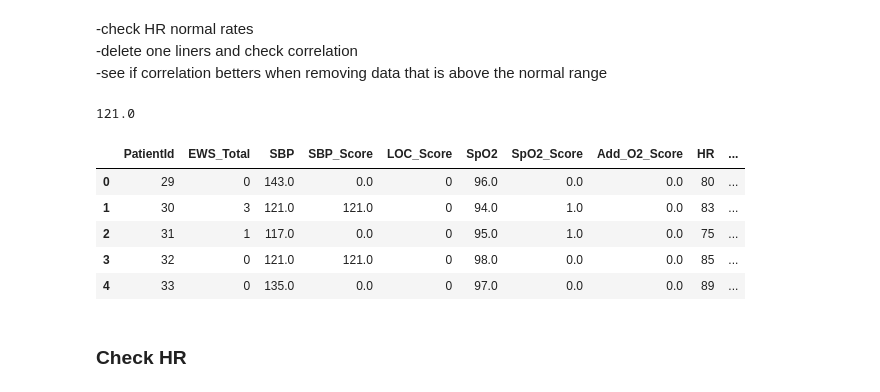
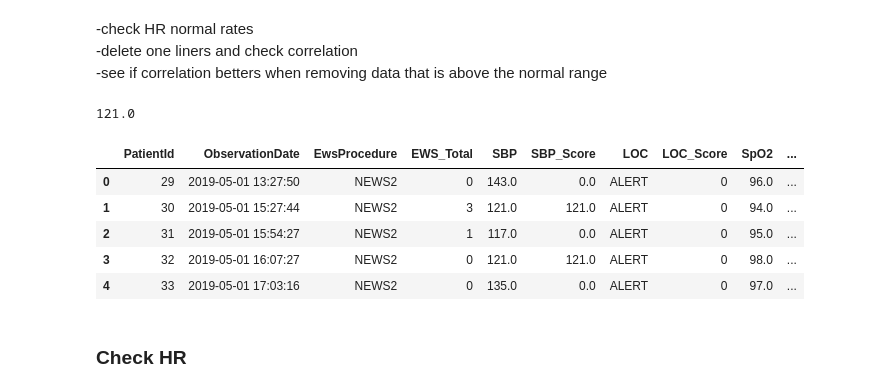
Before and after one commit to kustex/arinti_ews_usecase, a Jupyter notebook: arinti_EWS_notebook.ipynb, the cells around one changed output. Cells and saved outputs as stored; diff of their text form; code cells hidden in the pictures.

```diff
--- a/arinti_EWS_notebook.ipynb
+++ b/arinti_EWS_notebook.ipynb
@@ -14,5 +14,6 @@ import seaborn as sns
 import matplotlib.pyplot as plt
 df_original = pd.read_csv('20200124_ews_observations.csv', low_memory=False)
 df = pd.read_csv('20200124_ews_observations.csv', low_memory=False)
+df['ObservationDate'] = pd.to_datetime(df['ObservationDate'])
 df.dtypes
 # %% [output]
@@ -161,19 +181,19 @@ end_date: 2019-05-01 15:54:27.0000000
 # %%
 #check mean for SBP
 sbp = df['SBP'].dropna()
 mean_sbp = round(sbp.mean(),0)
 print(mean_sbp)
 
-df_cleaned = df.drop(['ObservationDate', 'EwsProcedure', 'Add_O2', 'LOC'], axis=1)
-df_cleaned = df_cleaned.fillna(mean_sbp)
+
+df_cleaned = df.fillna(mean_sbp)
 df_cleaned.head()
 # %% [output]
 121.0
-|  | PatientId | EWS_Total | SBP | SBP_Score | LOC_Score | SpO2 | SpO2_Score | Add_O2_Score | HR | ... |
-| 0 | 29 | 0 | 143.0 | 0.0 | 0 | 96.0 | 0.0 | 0.0 | 80 | ... |
-| 1 | 30 | 3 | 121.0 | 121.0 | 0 | 94.0 | 1.0 | 0.0 | 83 | ... |
-| 2 | 31 | 1 | 117.0 | 0.0 | 0 | 95.0 | 1.0 | 0.0 | 75 | ... |
-| 3 | 32 | 0 | 121.0 | 121.0 | 0 | 98.0 | 0.0 | 0.0 | 85 | ... |
-| 4 | 33 | 0 | 135.0 | 0.0 | 0 | 97.0 | 0.0 | 0.0 | 89 | ... |
+|  | PatientId | ObservationDate | EwsProcedure | EWS_Total | SBP | SBP_Score | LOC | LOC_Score | SpO2 | ... |
+| 0 | 29 | 2019-05-01 13:27:50 | NEWS2 | 0 | 143.0 | 0.0 | ALERT | 0 | 96.0 | ... |
+| 1 | 30 | 2019-05-01 15:27:44 | NEWS2 | 3 | 121.0 | 121.0 | ALERT | 0 | 94.0 | ... |
+| 2 | 31 | 2019-05-01 15:54:27 | NEWS2 | 1 | 117.0 | 0.0 | ALERT | 0 | 95.0 | ... |
+| 3 | 32 | 2019-05-01 16:07:27 | NEWS2 | 0 | 121.0 | 121.0 | ALERT | 0 | 98.0 | ... |
+| 4 | 33 | 2019-05-01 17:03:16 | NEWS2 | 0 | 135.0 | 0.0 | ALERT | 0 | 97.0 | ... |
 # %% [markdown]
 ### Check HR
```
Also changed, not shown: parts of 24 cells of this notebook.
